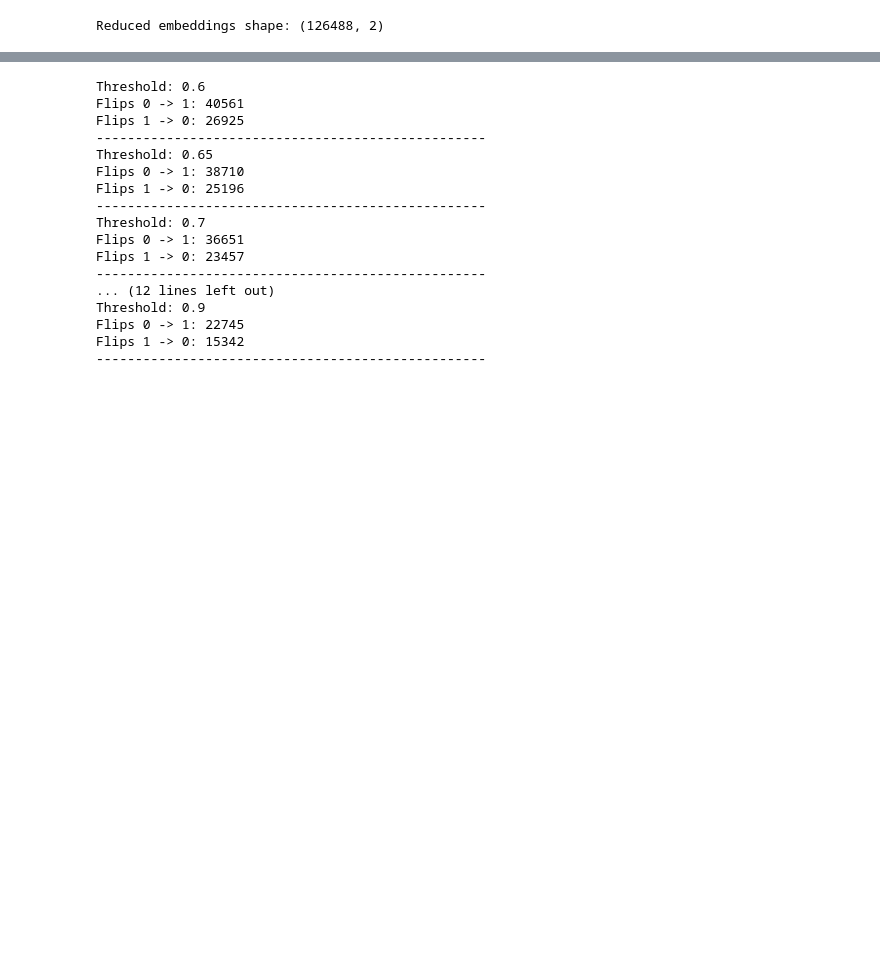
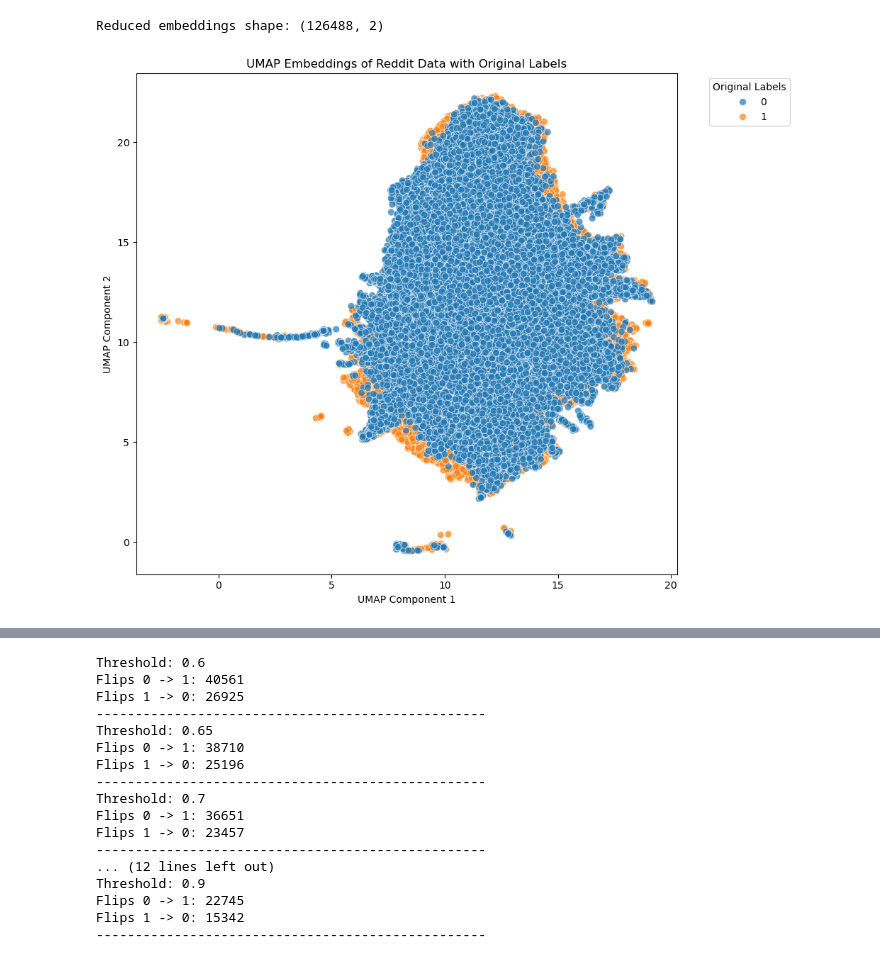
Before and after one commit to DHJKim321/diss-project, a Jupyter notebook: src/data/denoising_exploration.ipynb, the cells around one changed output, grey strips where cells are left out. Cells and saved outputs as stored; diff of their text form; code cells hidden in the pictures; blank space fills up the shorter version.

Commit message:
Plotting embedding scatter plot

```diff
--- a/src/data/denoising_exploration.ipynb
+++ b/src/data/denoising_exploration.ipynb
@@ -26,3 +26,14 @@ original_labels = df['label'].values
 gmm = GMMLabelCorrector(embeddings, 'umap', n_components=2)
 # %% [output]
 Reduced embeddings shape: (126488, 2)
+# %%
+# Scatterplot of BERT embeddings reduced to 2D using UMAP with original labels before correction
+plt.figure(figsize=(10, 8))
+sns.scatterplot(x=gmm.reduced_embeddings[:, 0], y=gmm.reduced_embeddings[:, 1], hue=original_labels, s=50, alpha=0.7)
+plt.title('UMAP Embeddings of Reddit Data with Original Labels')
+plt.xlabel('UMAP Component 1')
+plt.ylabel('UMAP Component 2')
+plt.legend(title='Original Labels', bbox_to_anchor=(1.05, 1), loc='upper left')
+plt.tight_layout()
+# %% [output]
+[figure, added]
```
Also changed, not shown: parts of 1 cell of this notebook.
